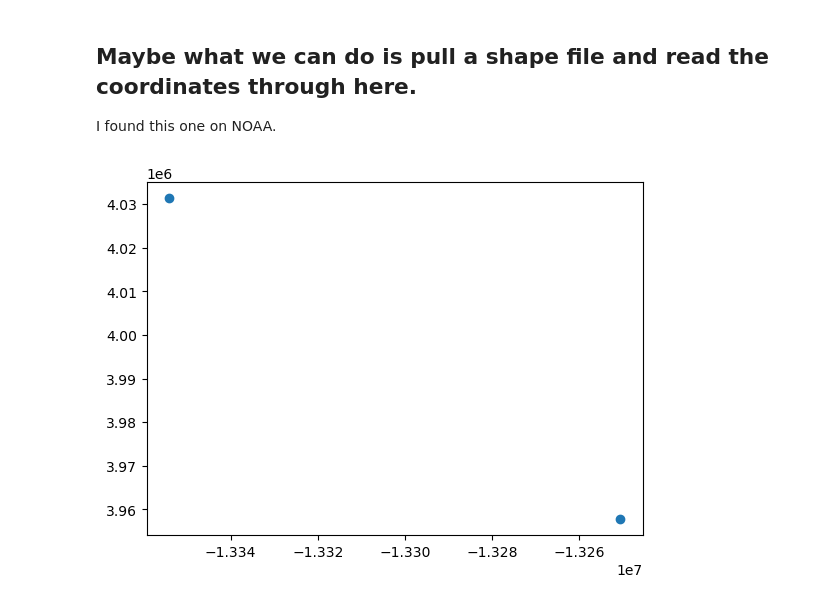
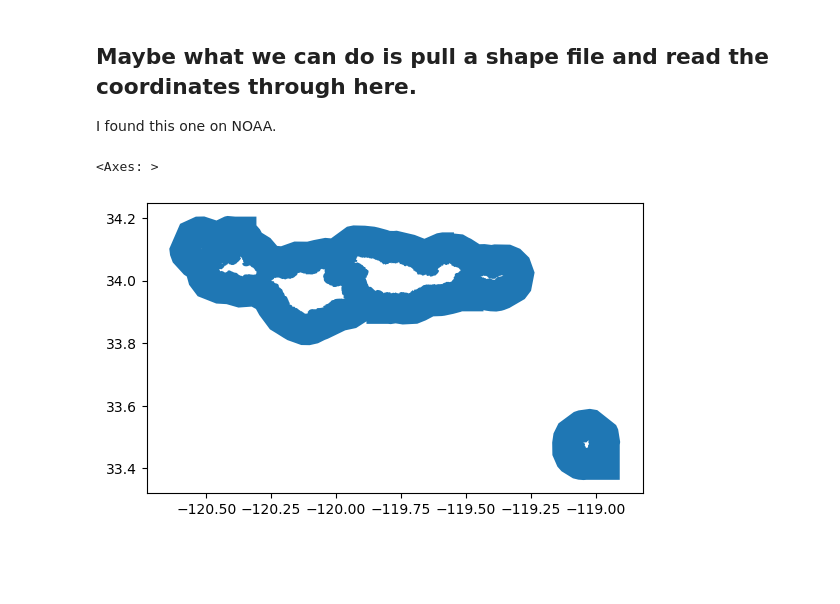
Before and after one commit to olleholt/toolkit, a Jupyter notebook: Diana-scratch.ipynb, the cells around one changed output. Saved outputs shown, nothing was run; the diff lists cells and outputs as text; code cells hidden in the pictures; blank space fills up the shorter version.

Commit message:
Added shapefile plot with tos

```diff
--- a/Diana-scratch.ipynb
+++ b/Diana-scratch.ipynb
@@ -328,25 +321,13 @@ I found this one on NOAA.
 # %%
 import geopandas as gpd
 
 # Replace 'your_shapefile.shp' with the path to your shapefile
 cinms = 'cinms_py'
 
 # Read the shapefile
-pts = gpd.read_file(cinms)
+cinms_shape = gpd.read_file(cinms).to_crs(4326)
 
-# Define the target projected CRS (e.g., WGS 84 / Pseudo-Mercator)
-target_crs = 'EPSG:3857'  # WGS 84 / Pseudo-Mercator EPSG code
-
-# Reproject the geometries to the target CRS
-pts = pts.to_crs(target_crs)
-
-pts.plot(
-
-# Get the centroid of each geometry
-centroids = pts.geometry.centroid
-#here i want to extract shape file points and match them to the xarray dataset file I have in CMIP6
-lons = centroids.geometry.x.to_list()
-lats = centroids.geometry.y.to_list()
-values_at_pts = ds.sel(i=lons, j=lats, method="nearest")
+cinms_shape.plot()
 # %% [output]
+<Axes: >
-[figure, old version]
+[figure, new version]
```
Also changed, not shown: parts of 5 cells of this notebook.
